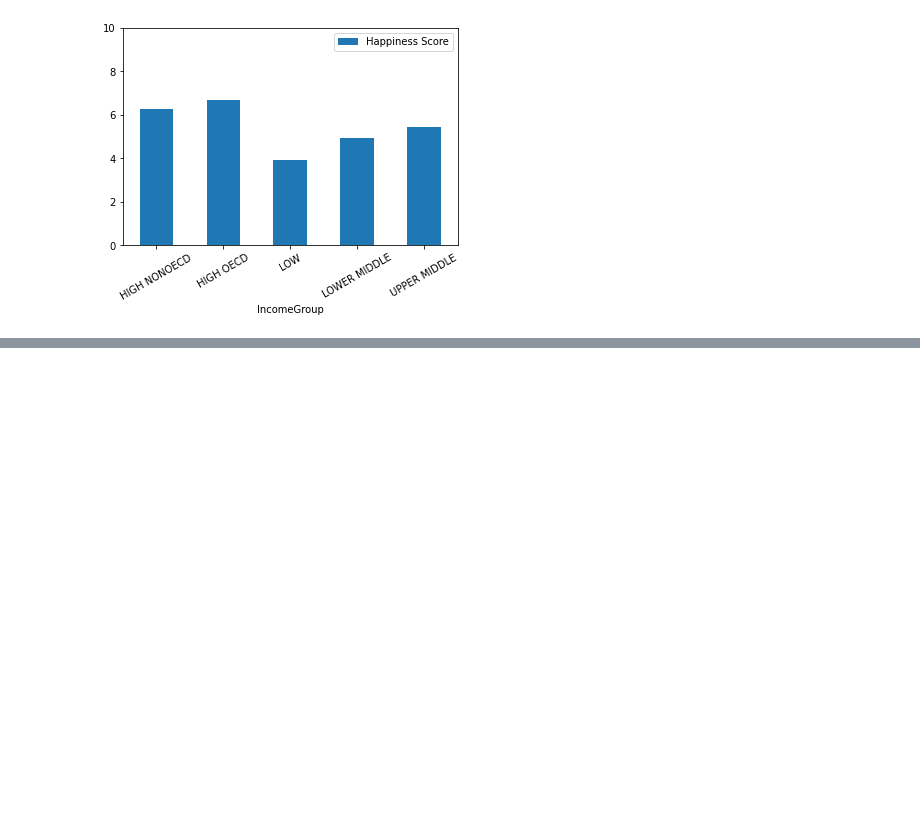
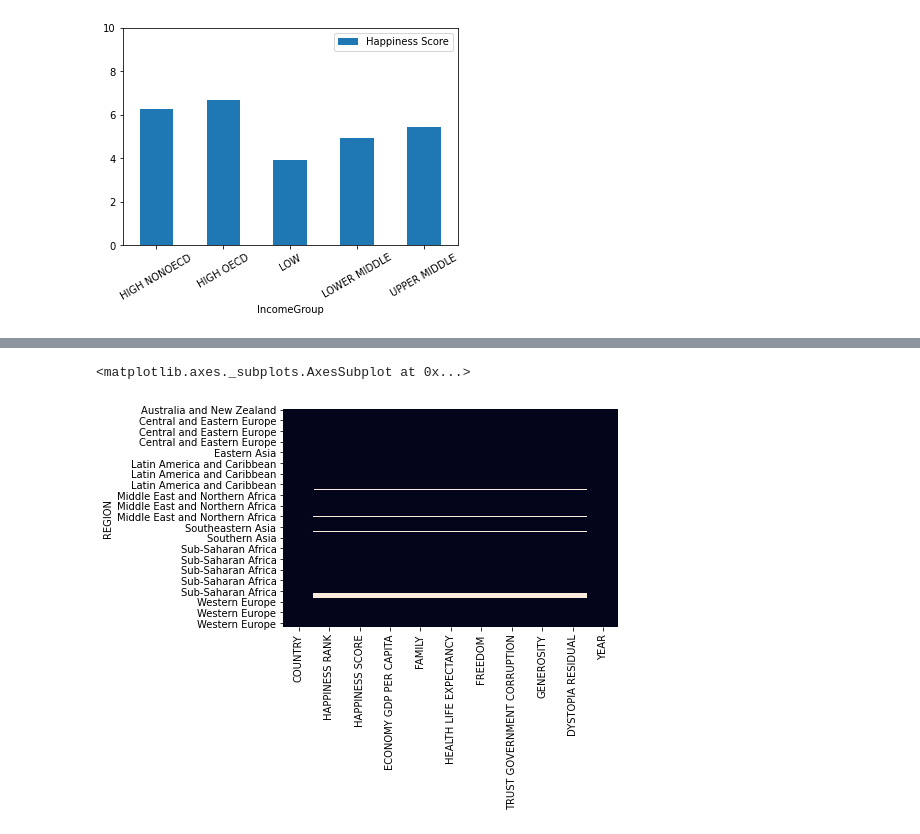
Before and after one commit to hoangvn111/Data-Cleaning-and-Analysis, a Jupyter notebook: Data_Cleaning_and_Analysis.ipynb, the cells around one changed output, grey strips where cells are left out. Drawn from its saved outputs; the diff is of its cells as text; code cells hidden in the pictures; blank space fills up the shorter version.

```diff
--- a/Data_Cleaning_and_Analysis.ipynb
+++ b/Data_Cleaning_and_Analysis.ipynb
@@ -1175,0 +1339,3 @@ plt.show()
+# %%
+combined = combined.drop('REGION_x', axis=1)
+combined
@@ -1175,0 +1391,4 @@ plt.show()
+# %%
+combined['COUNTRY'] = combined['COUNTRY'].str.upper()
+dups = combined.duplicated(['COUNTRY', 'YEAR'])
+combined[dups]
@@ -1175,0 +1412,3 @@ plt.show()
+# %%
+combined = combined.drop_duplicates(['COUNTRY', 'YEAR'])
+combined[combined['COUNTRY'] == 'SOMALILAND REGION']
@@ -1175,0 +1516,4 @@ plt.show()
+# %%
+combined = combined.dropna(axis=1, thresh=159)
+missing = combined.isnull().sum()
+missing
@@ -1175,0 +1552,7 @@ plt.show()
+# %%
+combined.rename(columns={'REGION_y': 'REGION'}, inplace=True)
+sorted = combined.set_index('REGION').sort_values(['REGION', 'HAPPINESS SCORE'])
+sns.heatmap(sorted.isnull(), cbar=False)
+# %% [output]
+<matplotlib.axes._subplots.AxesSubplot at 0x...>
+[figure, added]
```
Also changed, not shown: parts of 65 cells of this notebook.
